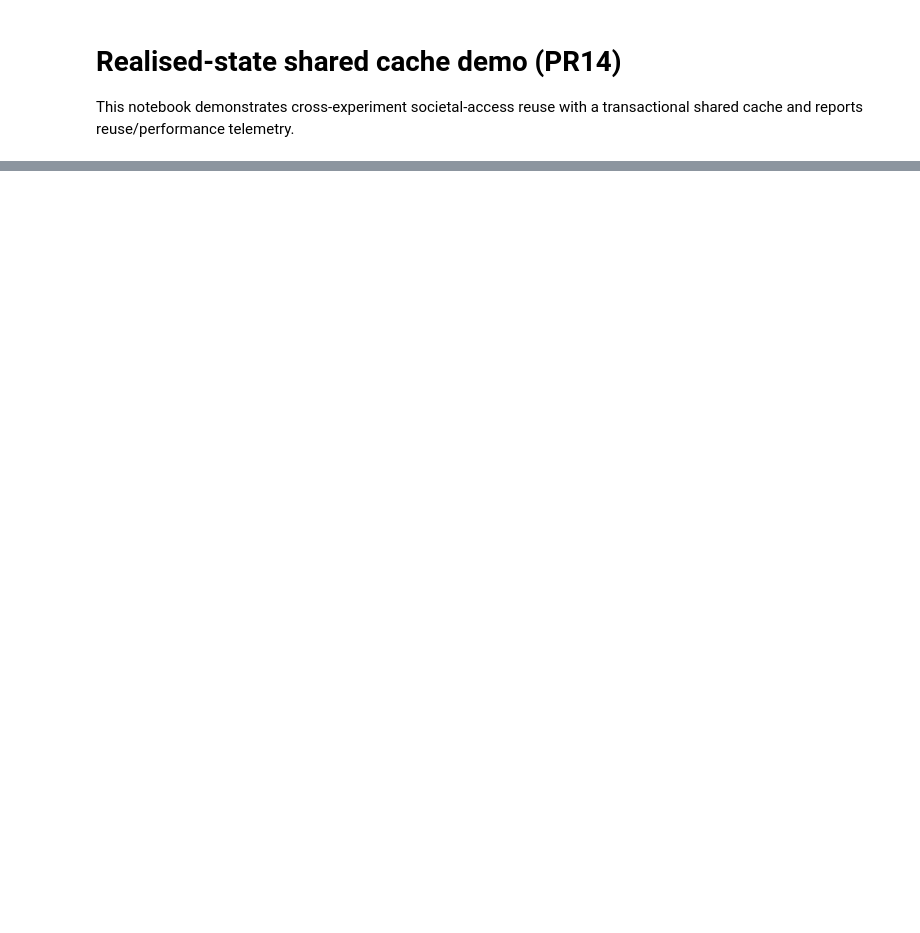
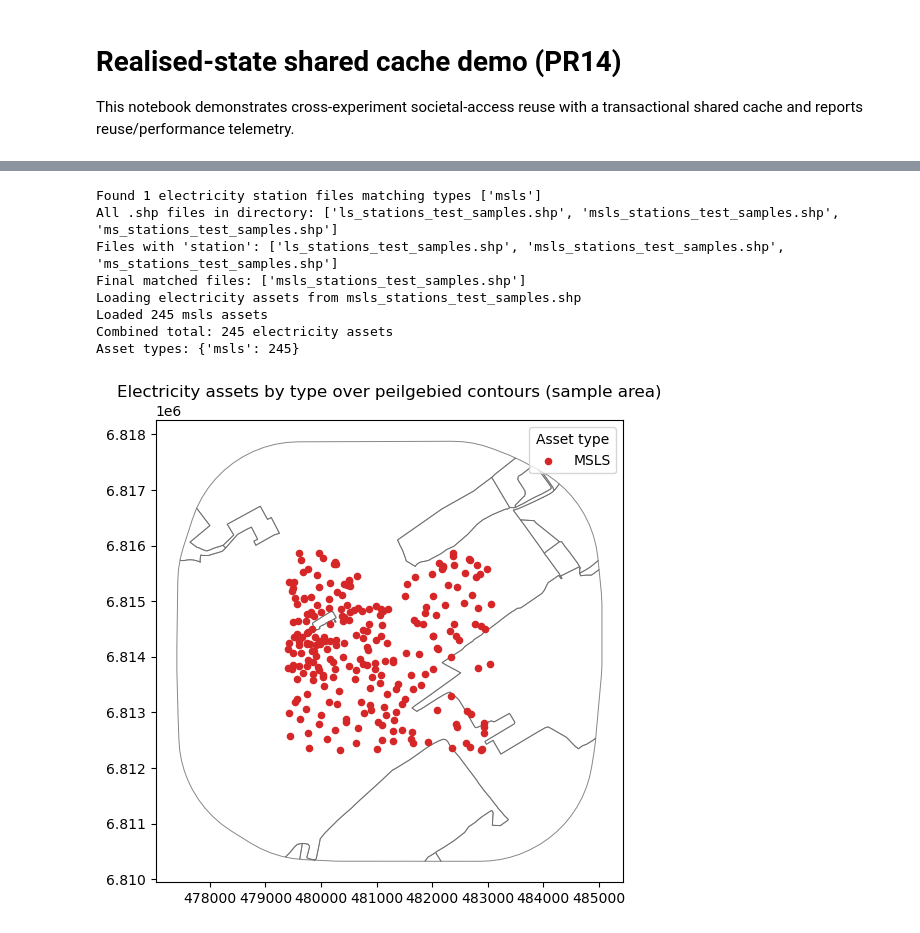
Before and after one commit to edPeregrina/powerpath, a Jupyter notebook: book/realized_state_cache_demo.ipynb, the cells around one changed output, grey strips where cells are left out. Saved outputs shown, nothing was run; the diff lists cells and outputs as text; code cells hidden in the pictures; blank space fills up the shorter version.

```diff
--- a/book/realized_state_cache_demo.ipynb
+++ b/book/realized_state_cache_demo.ipynb
@@ -46,0 +114,35 @@ societal_access_config = {
+# %%
+gdf_assets = load_electricity_assets(config['electricity_dir'], asset_types=['msls'])
+                                    #  asset_types=['ls', 'ms', 'msls'])
+
+# Plot assets on peilgebied contour subset (no web basemap)
+fig, ax = plt.subplots(figsize=(8, 6))
+
+assets_3857 = gdf_assets.to_crs('EPSG:3857')
+peilgebied_3857 = gpd.read_file(root_dir / 'data' / 'utilities' / 'Peilgebieden_3857.shp').to_crs('EPSG:3857')
+assets_focus = gpd.GeoDataFrame(geometry=[assets_3857.unary_union.convex_hull.buffer(2000)], crs='EPSG:3857')
+peilgebied_focus = gpd.clip(peilgebied_3857, assets_focus)
+if peilgebied_focus.empty:
+    peilgebied_focus = peilgebied_3857
+
+peilgebied_focus.boundary.plot(ax=ax, color='dimgray', linewidth=0.7, alpha=0.8, zorder=1)
+
+asset_colors = {'ls': '#2ca02c', 'ms': '#1f77b4', 'msls': '#d62728'}
+for atype, color in asset_colors.items():
+    subset = assets_3857[assets_3857['type'] == atype]
+    if not subset.empty:
+        subset.centroid.plot(ax=ax, color=color, markersize=20, label=atype.upper(), zorder=3)
+
+ax.set_title('Electricity assets by type over peilgebied contours (sample area)')
+ax.legend(title='Asset type')
+plt.show()
+# %% [output]
+Found 1 electricity station files matching types ['msls']
+All .shp files in directory: ['ls_stations_test_samples.shp', 'msls_stations_test_samples.shp', 'ms_stations_test_samples.shp']
+Files with 'station': ['ls_stations_test_samples.shp', 'msls_stations_test_samples.shp', 'ms_stations_test_samples.shp']
+Final matched files: ['msls_stations_test_samples.shp']
+Loading electricity assets from msls_stations_test_samples.shp
+Loaded 245 msls assets
+Combined total: 245 electricity assets
+Asset types: {'msls': 245}
+[figure, added]
```
Also changed, not shown: parts of 8 cells of this notebook.
